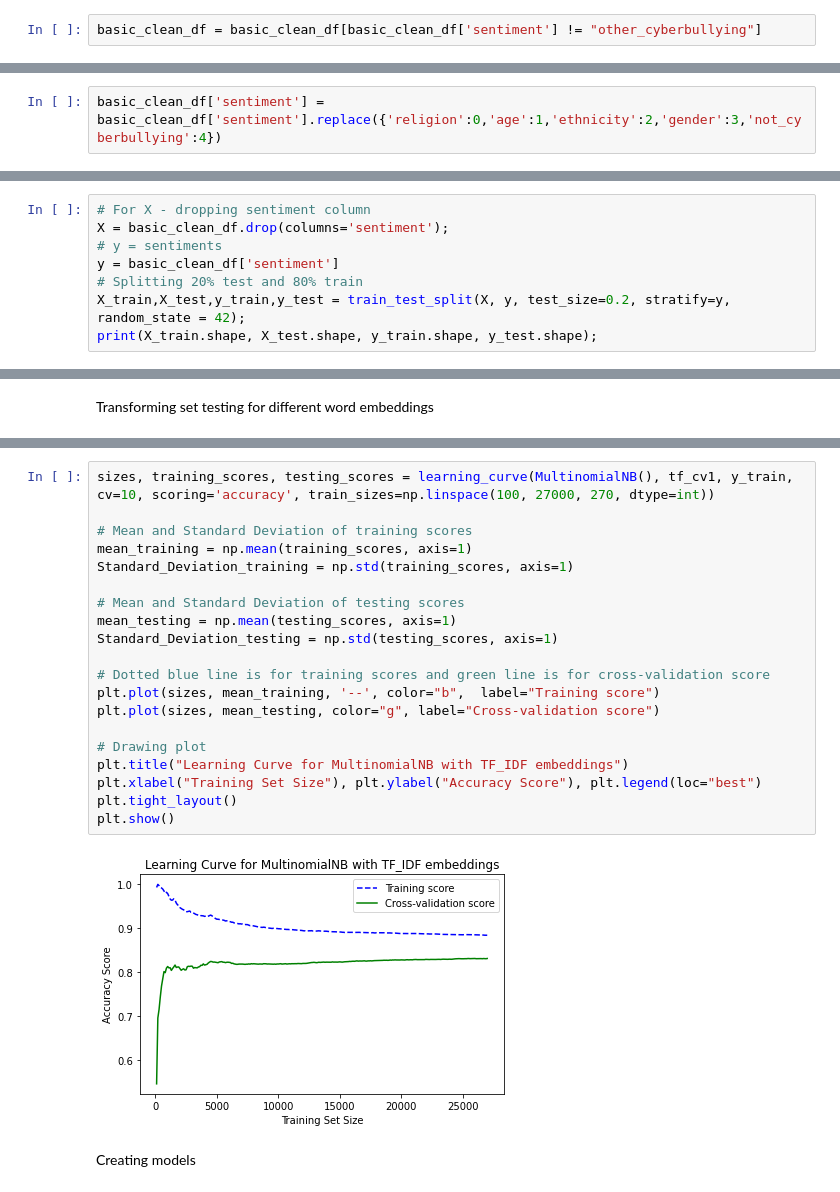
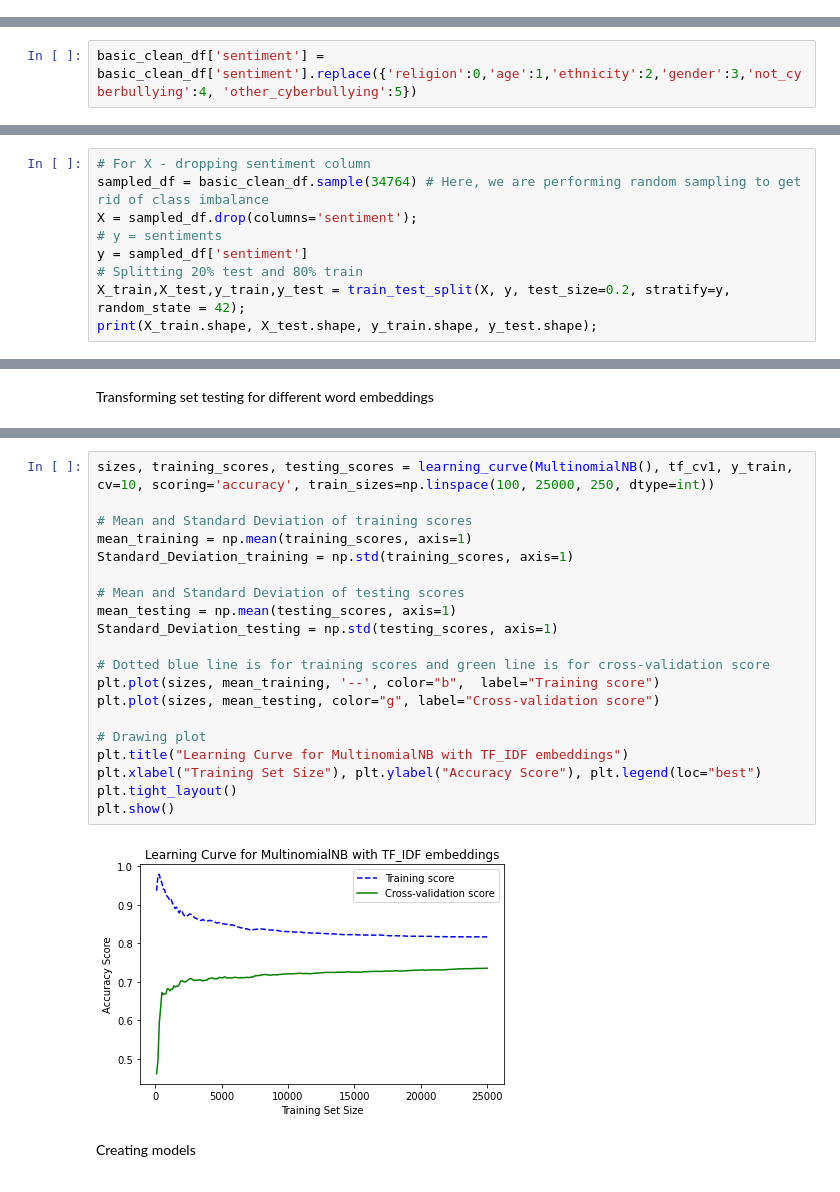
Before and after one commit to vishal19217/CyberBullying_Sentiment_Analysis, a Jupyter notebook: ML_Project_PreProcessing.ipynb, the cells around one changed output, grey strips where cells are left out. Drawn from its saved outputs; the diff is of its cells as text.

```diff
--- a/ML_Project_PreProcessing.ipynb
+++ b/ML_Project_PreProcessing.ipynb
@@ -212,5 +208,3 @@ Dropping other_cyberbullying
-# %%
-basic_clean_df = basic_clean_df[basic_clean_df['sentiment'] != "other_cyberbullying"]
 # %%
 basic_clean_df['sentiment'].value_counts()
 # %% [output]
@@ -337,7 +328,7 @@ basic_clean_df.head()
 # %% [markdown]
 Encoding the sentiment column.
 # %%
-basic_clean_df['sentiment'] = basic_clean_df['sentiment'].replace({'religion':0,'age':1,'ethnicity':2,'gender':3,'not_cyberbullying':4})
+basic_clean_df['sentiment'] = basic_clean_df['sentiment'].replace({'religion':0,'age':1,'ethnicity':2,'gender':3,'not_cyberbullying':4, 'other_cyberbullying':5})
 # %% [markdown]
 Word Cloud for religion sentiment
 # %%
@@ -423,9 +422,10 @@ Name: sentiment, dtype: int64
 Train/test split
 # %%
 # For X - dropping sentiment column
-X = basic_clean_df.drop(columns='sentiment');
+sampled_df = basic_clean_df.sample(34764) # Here, we are performing random sampling to get rid of class imbalance
+X = sampled_df.drop(columns='sentiment');
 # y = sentiments
-y = basic_clean_df['sentiment']
+y = sampled_df['sentiment']
 # Splitting 20% test and 80% train
 X_train,X_test,y_train,y_test = train_test_split(X, y, test_size=0.2, stratify=y, random_state = 42);
 print(X_train.shape, X_test.shape, y_train.shape, y_test.shape);
@@ -748,25 +748,25 @@ plt.show()
 # %%
-sizes, training_scores, testing_scores = learning_curve(MultinomialNB(), tf_cv1, y_train, cv=10, scoring='accuracy', train_sizes=np.linspace(100, 27000, 270, dtype=int))
+sizes, training_scores, testing_scores = learning_curve(MultinomialNB(), tf_cv1, y_train, cv=10, scoring='accuracy', train_sizes=np.linspace(100, 25000, 250, dtype=int))
 
 # Mean and Standard Deviation of training scores
 mean_training = np.mean(training_scores, axis=1)
 Standard_Deviation_training = np.std(training_scores, axis=1)
 
 # Mean and Standard Deviation of testing scores
 mean_testing = np.mean(testing_scores, axis=1)
 Standard_Deviation_testing = np.std(testing_scores, axis=1)
 
 # Dotted blue line is for training scores and green line is for cross-validation score
 plt.plot(sizes, mean_training, '--', color="b",  label="Training score")
 plt.plot(sizes, mean_testing, color="g", label="Cross-validation score")
 
 # Drawing plot
 plt.title("Learning Curve for MultinomialNB with TF_IDF embeddings")
 plt.xlabel("Training Set Size"), plt.ylabel("Accuracy Score"), plt.legend(loc="best")
 plt.tight_layout()
 plt.show()
 # %% [output]
-[figure, old version]
+[figure, new version]
 # %% [markdown]
 Creating models
 # %%
```
Also changed, not shown: parts of 43 cells of this notebook.
